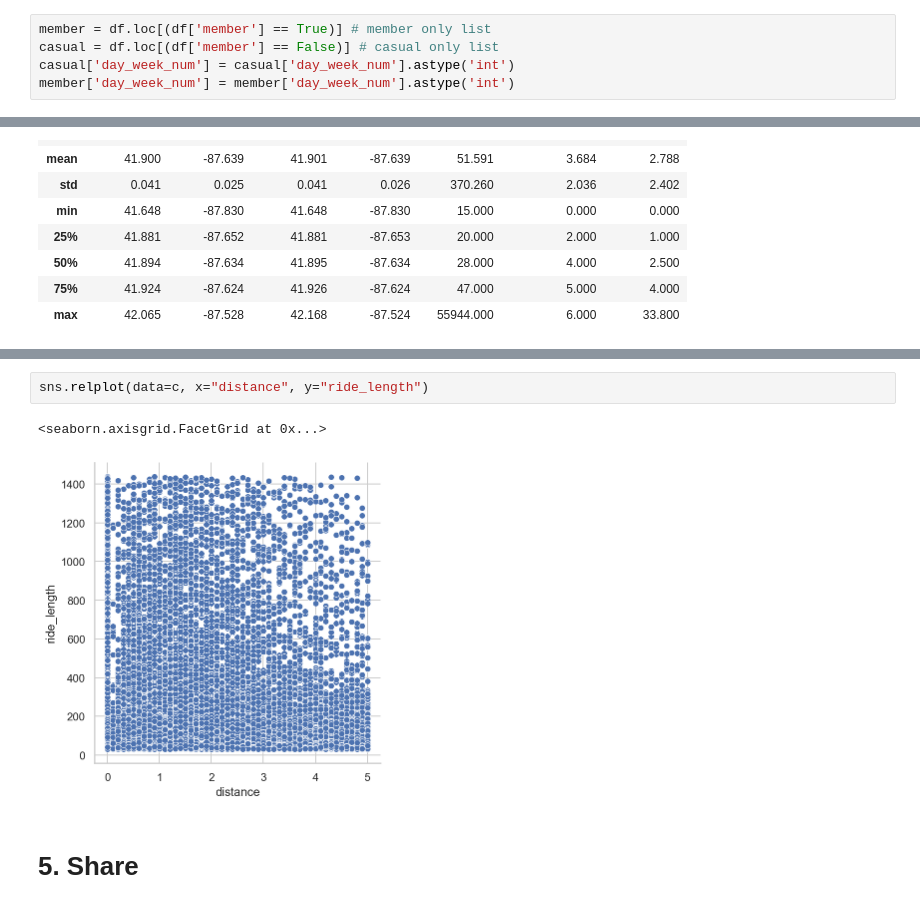
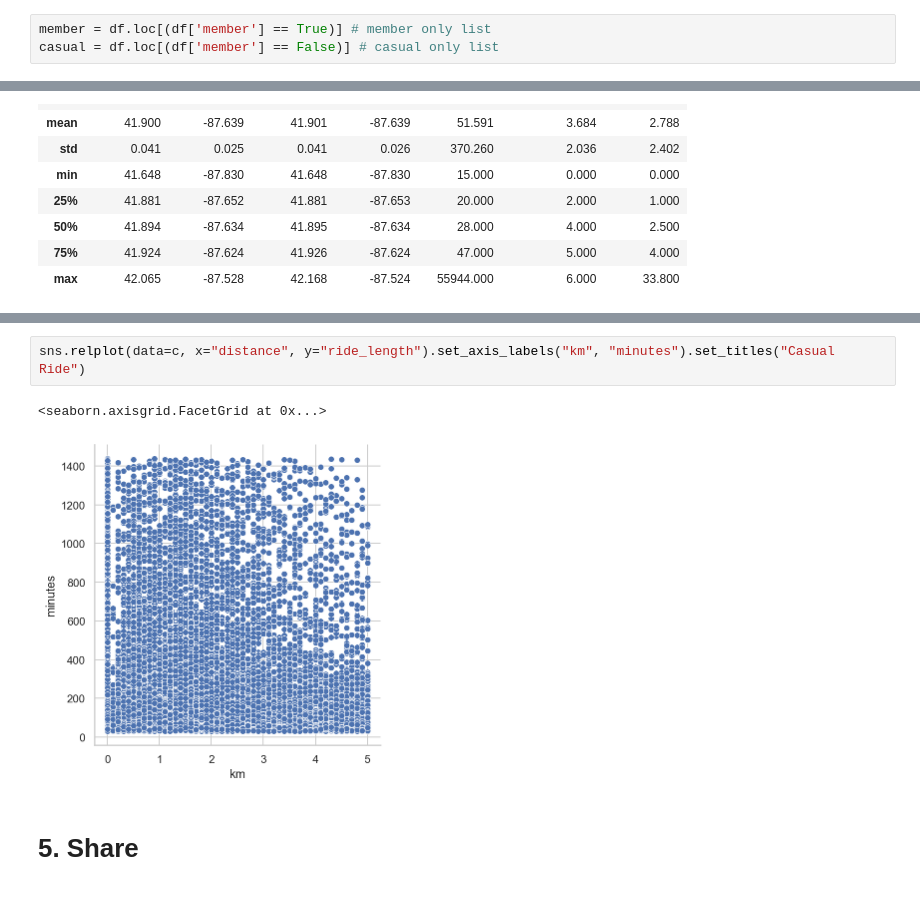
Before and after one commit to DrorGivonAnalyst/Cyclistic-_bike_share_case_study, a Jupyter notebook: Cyclistic bike-share.ipynb, the cells around one changed output, grey strips where cells are left out. Saved outputs shown, nothing was run; the diff lists cells and outputs as text.

```diff
--- a/Cyclistic bike-share.ipynb
+++ b/Cyclistic bike-share.ipynb
@@ -1122,8 +1128,6 @@ c.nlargest(10, 'ride_id')
 # %%
 member = df.loc[(df['member'] == True)] # member only list
 casual = df.loc[(df['member'] == False)] # casual only list
-casual['day_week_num'] = casual['day_week_num'].astype('int')
-member['day_week_num'] = member['day_week_num'].astype('int')
 # %%
 # top 10 start & end station rides for casual
 cs = casual.groupby(['start_station_name']).agg(
@@ -1314,8 +1305,8 @@ sns.relplot(data=casual, x="distance", y="ride_length")
 # %%
-sns.relplot(data=c, x="distance", y="ride_length")
+sns.relplot(data=c, x="distance", y="ride_length").set_axis_labels("km", "minutes").set_titles("Casual Ride")
 # %% [output]
 <seaborn.axisgrid.FacetGrid at 0x...>
-[figure, old version]
+[figure, new version]
 # %% [markdown]
 <h1>5. Share</h1>
 # %% [markdown]
```
Also changed, not shown: parts of 12 cells of this notebook.
